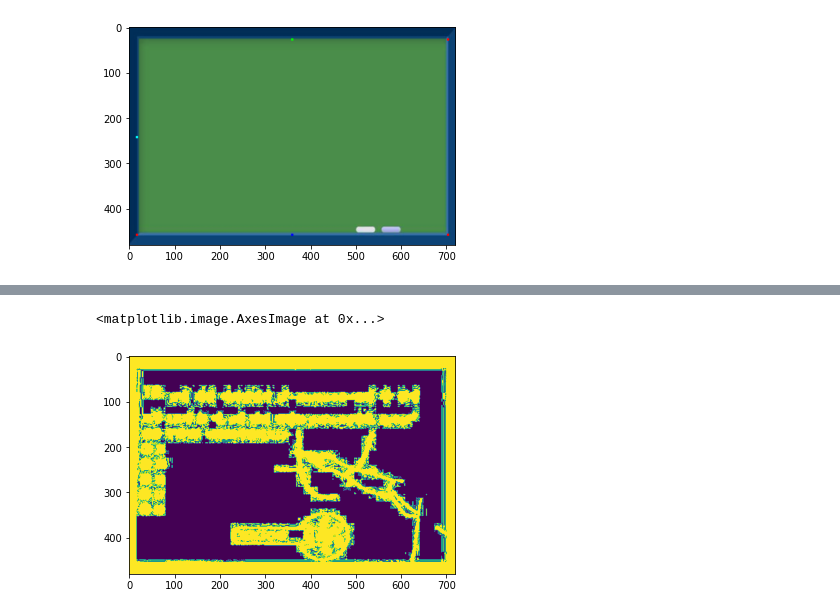
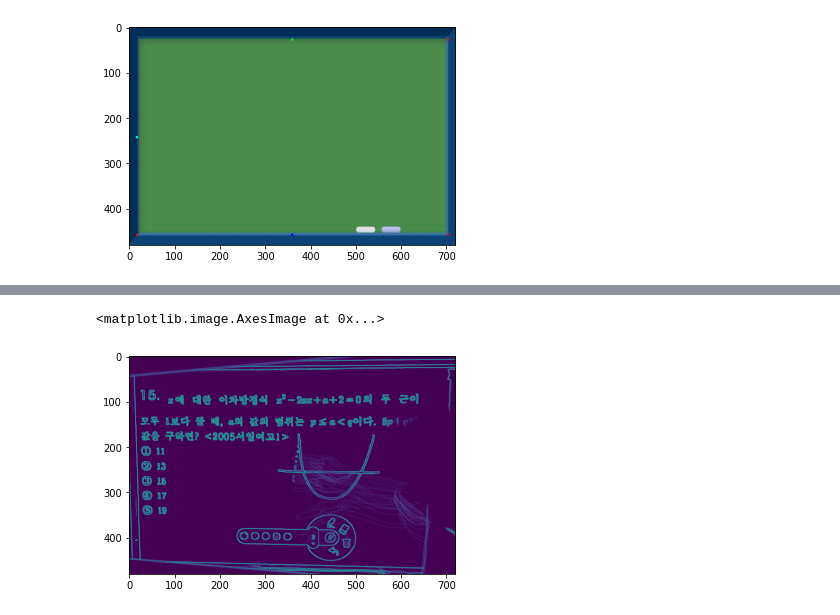
Before and after one commit to LSanghyeok/CV_FinalTerm, a Jupyter notebook: img_registration.ipynb, the cells around one changed output, grey strips where cells are left out. Saved outputs shown, nothing was run; the diff lists cells and outputs as text; code cells hidden in the pictures.

```diff
--- a/img_registration.ipynb
+++ b/img_registration.ipynb
@@ -220,9 +239,0 @@ plt.imshow(im2_Reg)
-# %%
-res = copy.deepcopy(im_bg)
-for i in range(25,455):
-    for j in range(15,700):
-        if im1Reg[i,j].sum(0) != 0:
-            res[i,j] = im2_Reg[i,j]
-        else:
-            res[i,j] = [0,0,0]
-plt.imshow(res)
@@ -360,0 +283,10 @@ plt.imshow(im)
+# %%
+new_edges=[]
+for idx in range(len(edges)):
+    new_edge = np.mean(edges[max(0, idx-10): min(idx+11, len(edges))], 0 )
+    new_edges.append(new_edge)
+
+plt.imshow(new_edges[0])
+# %% [output]
+<matplotlib.image.AxesImage at 0x...>
+[figure, added]
@@ -361,5 +326,2 @@ plt.imshow(im)
 # %%
-plt.imshow(e1)
+plt.imshow(new_edges[0])
-# %% [output]
-<matplotlib.image.AxesImage at 0x...>
-[figure, removed]
```
Also changed, not shown: parts of 18 cells of this notebook.
